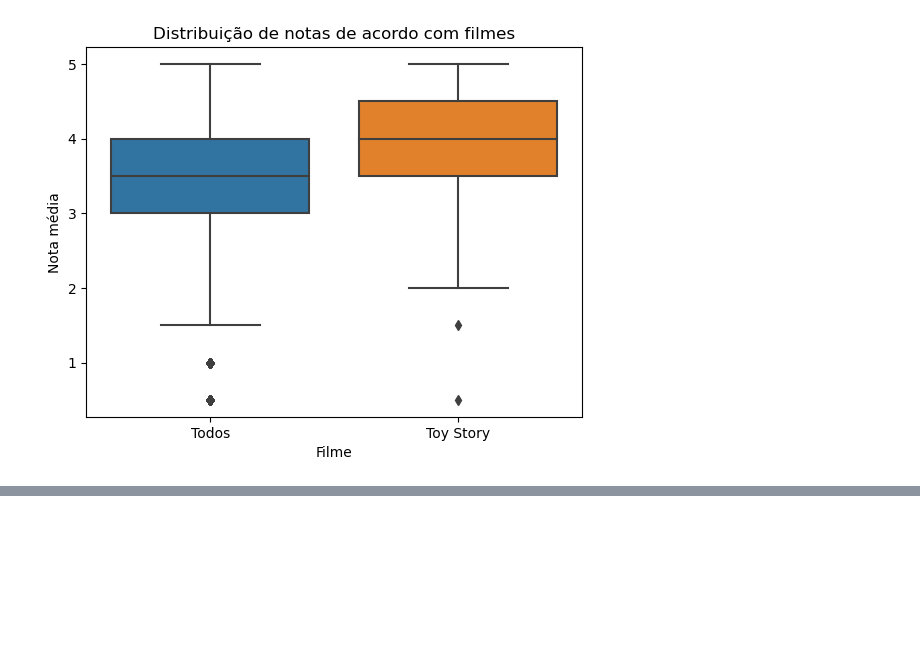
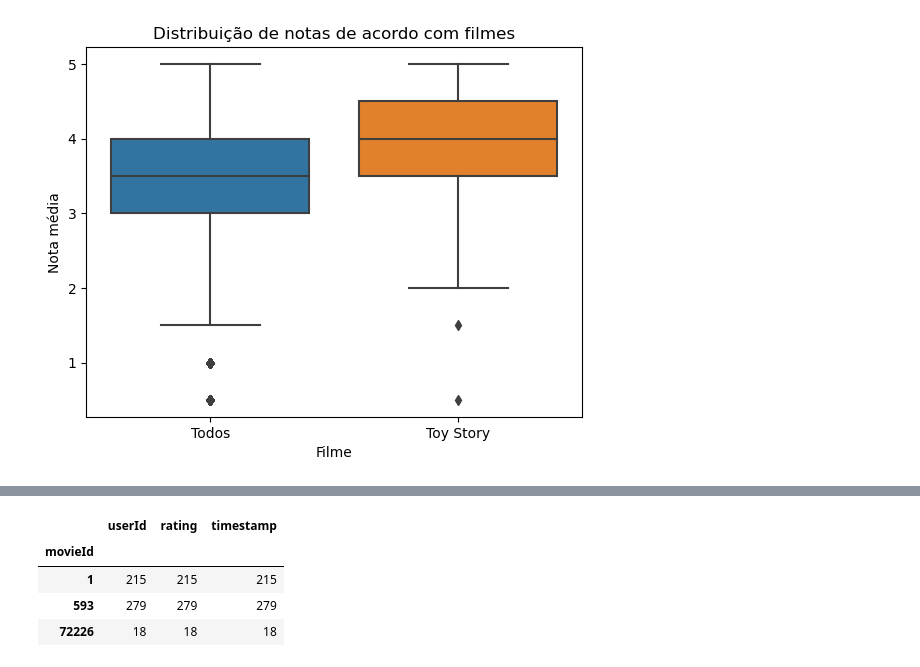
Before and after one commit to ledsouza/data-science-introducao-a-testes-estatisticos-com-python, a Jupyter notebook: DataScience_introducao_a_testes.ipynb, the cells around one changed output, grey strips where cells are left out. Cells and saved outputs as stored; diff of their text form; code cells hidden in the pictures; blank space fills up the shorter version.

```diff
--- a/DataScience_introducao_a_testes.ipynb
+++ b/DataScience_introducao_a_testes.ipynb
@@ -374,0 +389,8 @@ ax.plot()
+# %%
+notas.query('movieId in (1, 593, 72226)').groupby('movieId').count()
+# %% [output]
+|  | userId | rating | timestamp |
+| movieId |  |  |  |
+| 1 | 215 | 215 | 215 |
+| 593 | 279 | 279 | 279 |
+| 72226 | 18 | 18 | 18 |
```
Also changed, not shown: parts of 14 cells of this notebook.
